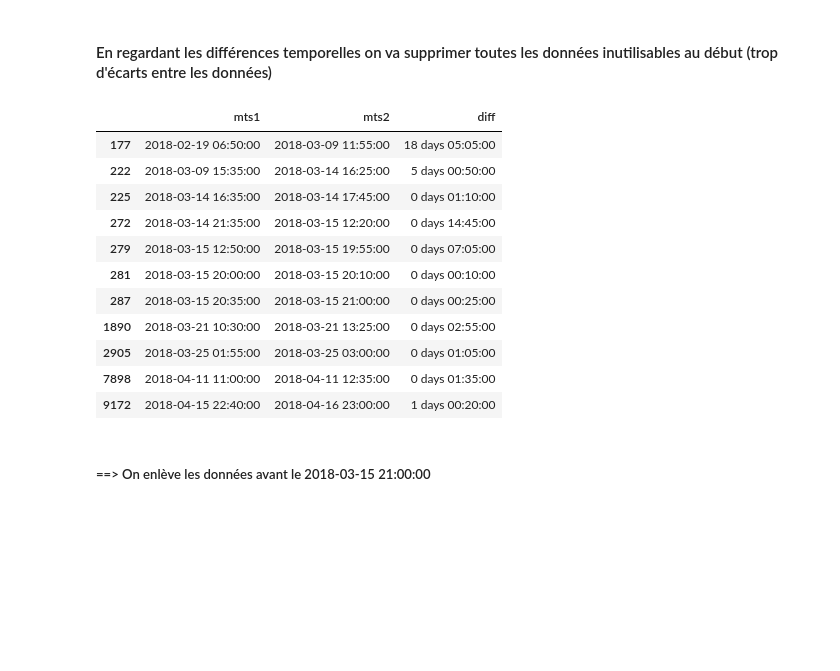
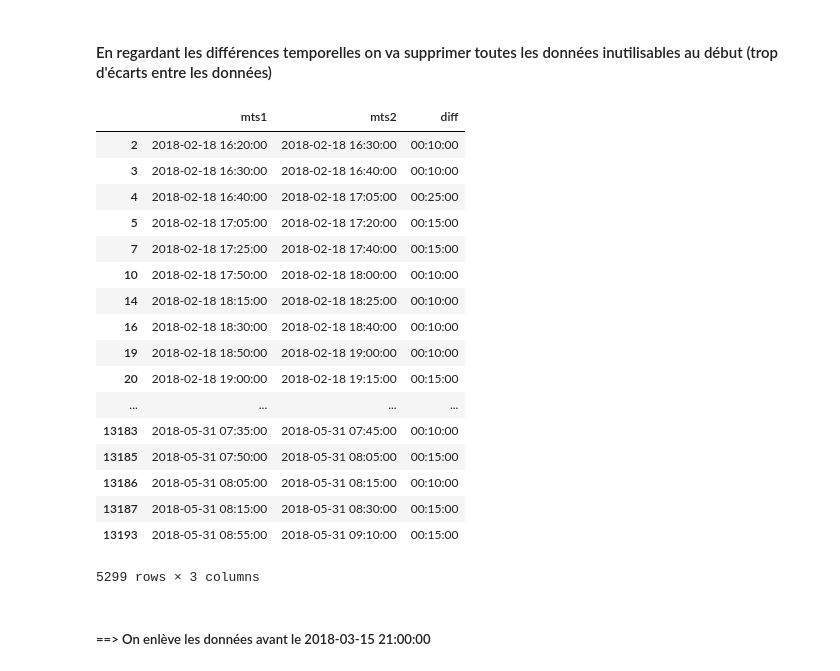
Before and after one commit to vico4445/bitpredict, a Jupyter notebook: collect-data/read_and_plot_datas_from_json_AWS.ipynb, the cells around one changed output. Drawn from its saved outputs; the diff is of its cells as text; code cells hidden in the pictures; blank space fills up the shorter version.

```diff
--- a/collect-data/read_and_plot_datas_from_json_AWS.ipynb
+++ b/collect-data/read_and_plot_datas_from_json_AWS.ipynb
@@ -84,25 +84,31 @@ display(df_sorted.head())
 # %%
 def observations_not_5minutes_long(x):
     # Do substraction between one observation time stamp and the one before
     diff = (x['mts'][1:] - x['mts'][0:-1])[1:]
     h_decal = np.vstack((x['mts'][0:-1], x['mts'][1:])).transpose()
     df_decal = pd.DataFrame(h_decal, columns=['mts1', 'mts2'])
     df_decal['diff'] = [(row['mts2'] - row['mts1']) for index, row in df_decal.iterrows()]
-    display(df_decal[(df_decal['diff'] != df_decal['diff'][0])])
-observations_not_5minutes_long(df_sorted)
+    return (df_decal[(df_decal['diff'] != df_decal['diff'][0])])
+display(observations_not_5minutes_long(df_sorted))
 # %% [output]
 |  | mts1 | mts2 | diff |
-| 177 | 2018-02-19 06:50:00 | 2018-03-09 11:55:00 | 18 days 05:05:00 |
-| 222 | 2018-03-09 15:35:00 | 2018-03-14 16:25:00 | 5 days 00:50:00 |
-| 225 | 2018-03-14 16:35:00 | 2018-03-14 17:45:00 | 0 days 01:10:00 |
-| 272 | 2018-03-14 21:35:00 | 2018-03-15 12:20:00 | 0 days 14:45:00 |
-| 279 | 2018-03-15 12:50:00 | 2018-03-15 19:55:00 | 0 days 07:05:00 |
-| 281 | 2018-03-15 20:00:00 | 2018-03-15 20:10:00 | 0 days 00:10:00 |
-| 287 | 2018-03-15 20:35:00 | 2018-03-15 21:00:00 | 0 days 00:25:00 |
-| 1890 | 2018-03-21 10:30:00 | 2018-03-21 13:25:00 | 0 days 02:55:00 |
-| 2905 | 2018-03-25 01:55:00 | 2018-03-25 03:00:00 | 0 days 01:05:00 |
-| 7898 | 2018-04-11 11:00:00 | 2018-04-11 12:35:00 | 0 days 01:35:00 |
-| 9172 | 2018-04-15 22:40:00 | 2018-04-16 23:00:00 | 1 days 00:20:00 |
+| 2 | 2018-02-18 16:20:00 | 2018-02-18 16:30:00 | 00:10:00 |
+| 3 | 2018-02-18 16:30:00 | 2018-02-18 16:40:00 | 00:10:00 |
+| 4 | 2018-02-18 16:40:00 | 2018-02-18 17:05:00 | 00:25:00 |
+| 5 | 2018-02-18 17:05:00 | 2018-02-18 17:20:00 | 00:15:00 |
+| 7 | 2018-02-18 17:25:00 | 2018-02-18 17:40:00 | 00:15:00 |
+| 10 | 2018-02-18 17:50:00 | 2018-02-18 18:00:00 | 00:10:00 |
+| 14 | 2018-02-18 18:15:00 | 2018-02-18 18:25:00 | 00:10:00 |
+| 16 | 2018-02-18 18:30:00 | 2018-02-18 18:40:00 | 00:10:00 |
+| 19 | 2018-02-18 18:50:00 | 2018-02-18 19:00:00 | 00:10:00 |
+| 20 | 2018-02-18 19:00:00 | 2018-02-18 19:15:00 | 00:15:00 |
+| ... | ... | ... | ... |
+| 13183 | 2018-05-31 07:35:00 | 2018-05-31 07:45:00 | 00:10:00 |
+| 13185 | 2018-05-31 07:50:00 | 2018-05-31 08:05:00 | 00:15:00 |
+| 13186 | 2018-05-31 08:05:00 | 2018-05-31 08:15:00 | 00:10:00 |
+| 13187 | 2018-05-31 08:15:00 | 2018-05-31 08:30:00 | 00:15:00 |
+| 13193 | 2018-05-31 08:55:00 | 2018-05-31 09:10:00 | 00:15:00 |
+5299 rows × 3 columns
 # %% [markdown]
 #####  ==> On enlève les données avant le 2018-03-15 21:00:00
 # %%
```
Also changed, not shown: parts of 15 cells of this notebook.
